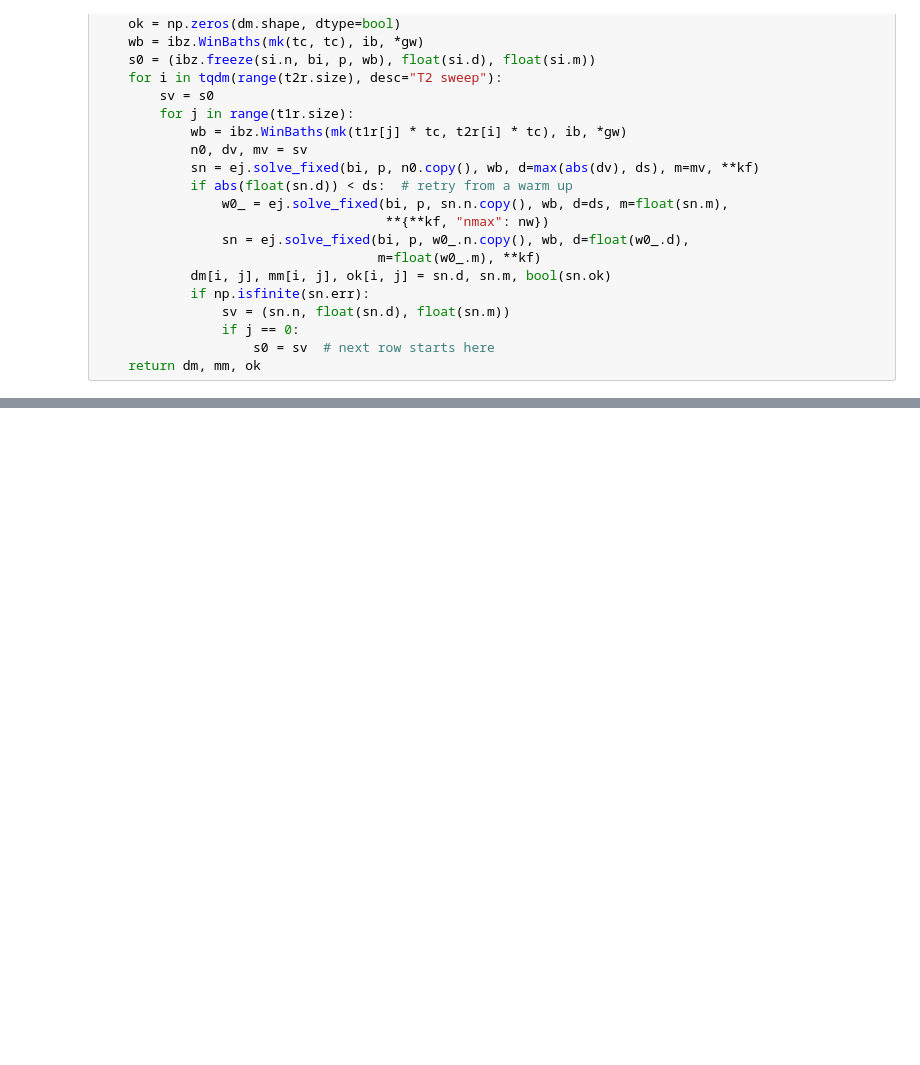
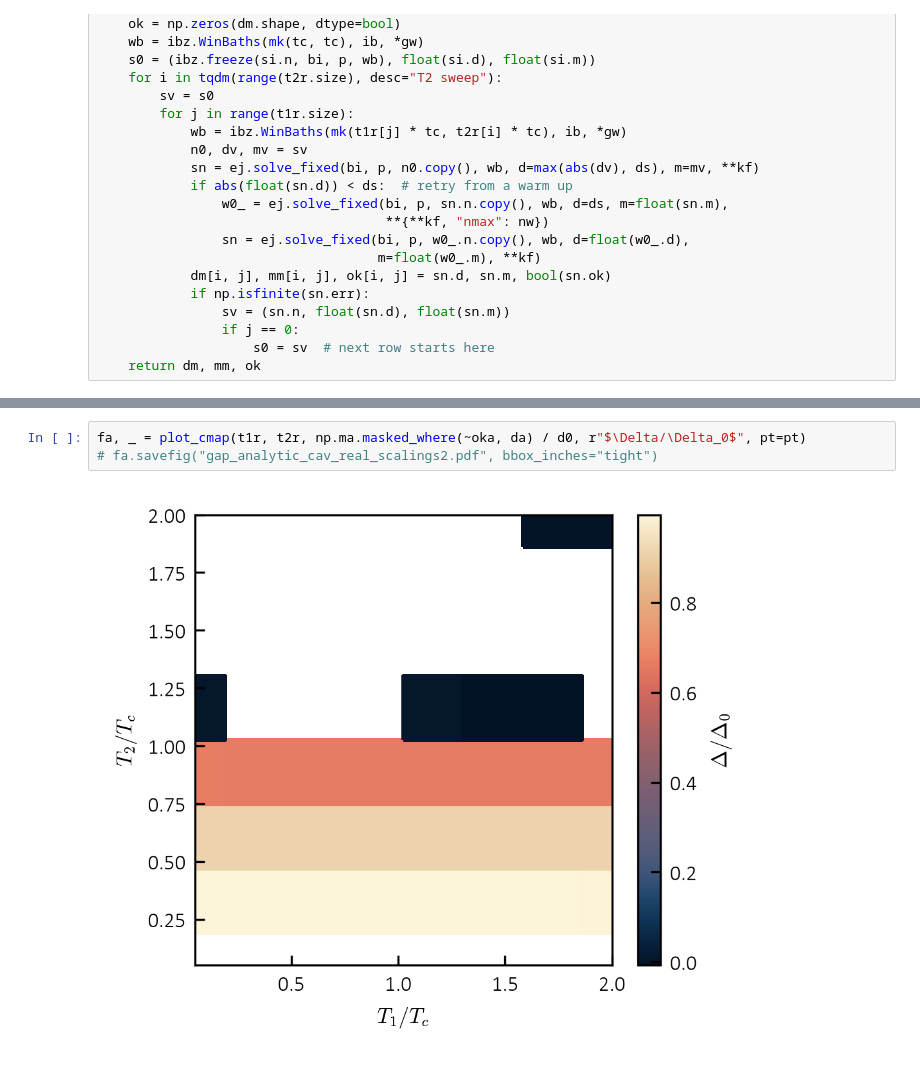
Before and after one commit to korl-z/IJS-F1, a Jupyter notebook: Koda/EI_cutoff/ibz_test copy.ipynb, the cells around one changed output, grey strips where cells are left out. Cells and saved outputs as stored; diff of their text form; blank space fills up the shorter version.

```diff
--- a/Koda/EI_cutoff/ibz_test copy.ipynb
+++ b/Koda/EI_cutoff/ibz_test copy.ipynb
@@ -255,0 +232,5 @@ fa, _ = plot_cmap(t1r, t2r, da / d0, r"$\Delta/\Delta_0$", pt=pt)
+# %%
+fa, _ = plot_cmap(t1r, t2r, np.ma.masked_where(~oka, da) / d0, r"$\Delta/\Delta_0$", pt=pt)
+# fa.savefig("gap_analytic_cav_real_scalings2.pdf", bbox_inches="tight")
+# %% [output]
+[figure, added]
```
Also changed, not shown: parts of 10 cells of this notebook, 19 other files.
